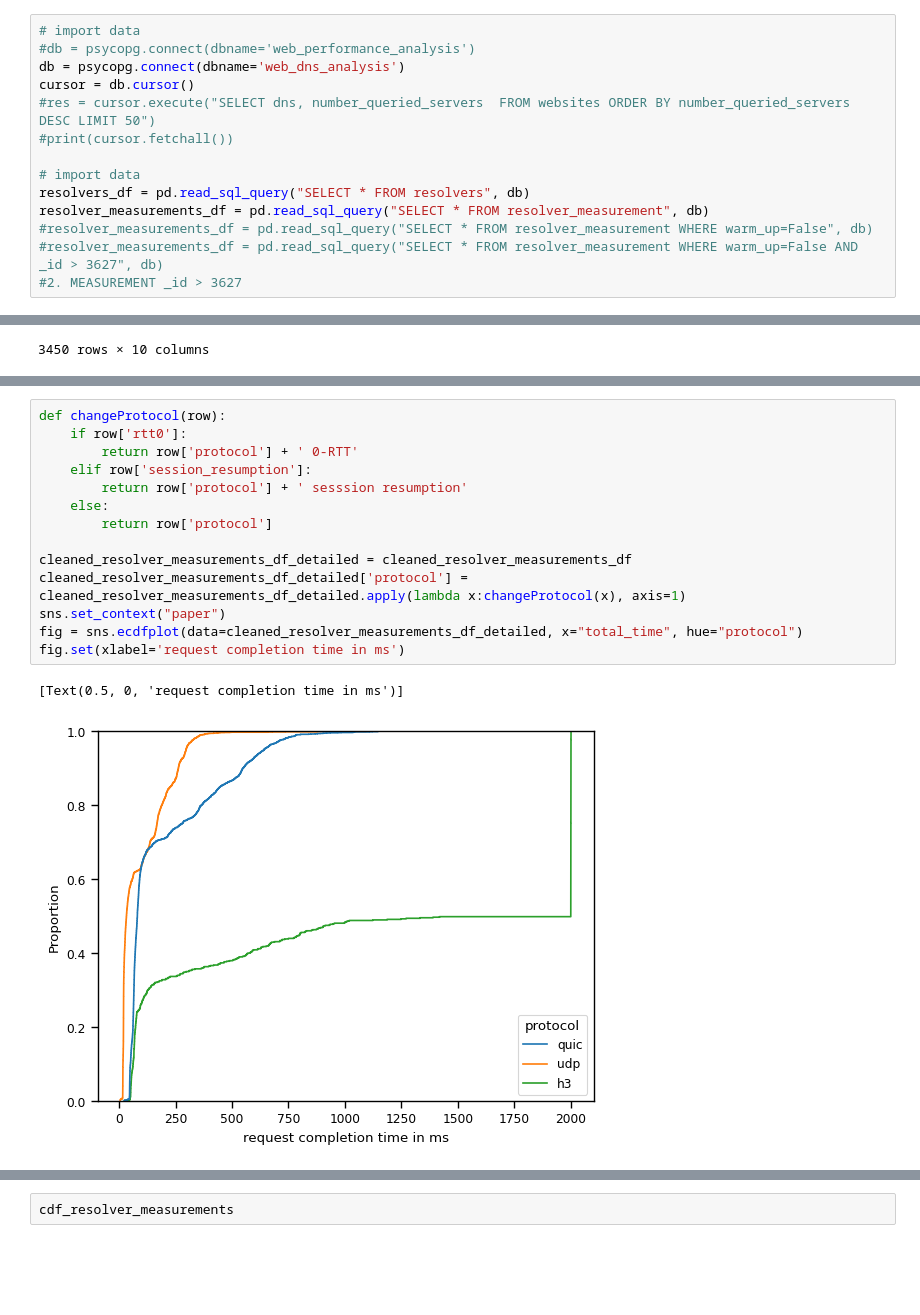
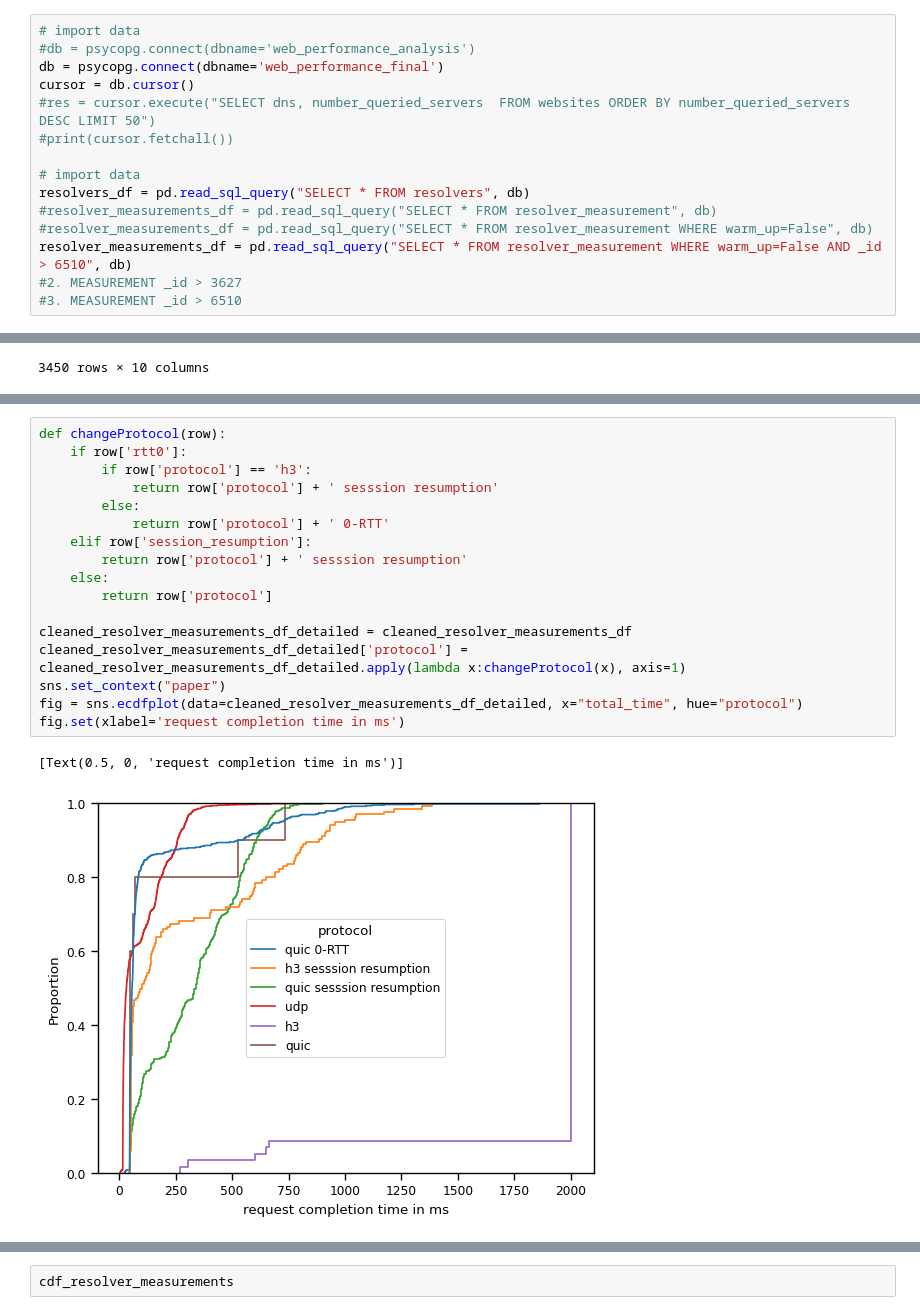
Before and after one commit to philipp0x62/web-performance, a Jupyter notebook: analysis/dns-measurement-analysis.ipynb, the cells around one changed output, grey strips where cells are left out. Drawn from its saved outputs; the diff is of its cells as text; blank space fills up the shorter version.

Commit message:
improving webperformance analysis

```diff
--- a/analysis/dns-measurement-analysis.ipynb
+++ b/analysis/dns-measurement-analysis.ipynb
@@ -11,14 +11,15 @@ import psycopg
 # %%
 # import data
 #db = psycopg.connect(dbname='web_performance_analysis')
-db = psycopg.connect(dbname='web_dns_analysis')
+db = psycopg.connect(dbname='web_performance_final')
 cursor = db.cursor()
 #res = cursor.execute("SELECT dns, number_queried_servers  FROM websites ORDER BY number_queried_servers DESC LIMIT 50")
 #print(cursor.fetchall())
 
 # import data
 resolvers_df = pd.read_sql_query("SELECT * FROM resolvers", db)
-resolver_measurements_df = pd.read_sql_query("SELECT * FROM resolver_measurement", db)
+#resolver_measurements_df = pd.read_sql_query("SELECT * FROM resolver_measurement", db)
 #resolver_measurements_df = pd.read_sql_query("SELECT * FROM resolver_measurement WHERE warm_up=False", db)
-#resolver_measurements_df = pd.read_sql_query("SELECT * FROM resolver_measurement WHERE warm_up=False AND _id > 3627", db)
+resolver_measurements_df = pd.read_sql_query("SELECT * FROM resolver_measurement WHERE warm_up=False AND _id > 6510", db)
 #2. MEASUREMENT _id > 3627
+#3. MEASUREMENT _id > 6510
@@ -496,20 +535,23 @@ cleaned_resolver_measurements_df_detailed[cleaned_resolver_measurements_df_detai
 # %%
 def changeProtocol(row):
     if row['rtt0']:
-        return row['protocol'] + ' 0-RTT'
+        if row['protocol'] == 'h3':
+            return row['protocol'] + ' sesssion resumption'
+        else:
+            return row['protocol'] + ' 0-RTT'
     elif row['session_resumption']:
         return row['protocol'] + ' sesssion resumption'
     else:
         return row['protocol']
 
 cleaned_resolver_measurements_df_detailed = cleaned_resolver_measurements_df
 cleaned_resolver_measurements_df_detailed['protocol'] = cleaned_resolver_measurements_df_detailed.apply(lambda x:changeProtocol(x), axis=1)
 sns.set_context("paper")
 fig = sns.ecdfplot(data=cleaned_resolver_measurements_df_detailed, x="total_time", hue="protocol")
 fig.set(xlabel='request completion time in ms')
 # %% [output]
 [Text(0.5, 0, 'request completion time in ms')]
-[figure, old version]
+[figure, new version]
 # %%
 # clean from unreliable hosts
 resolvers_df_reliable = resolvers_df[resolvers_df['unreliable'] == False]
```
Also changed, not shown: parts of 20 cells of this notebook, 4 other files.
